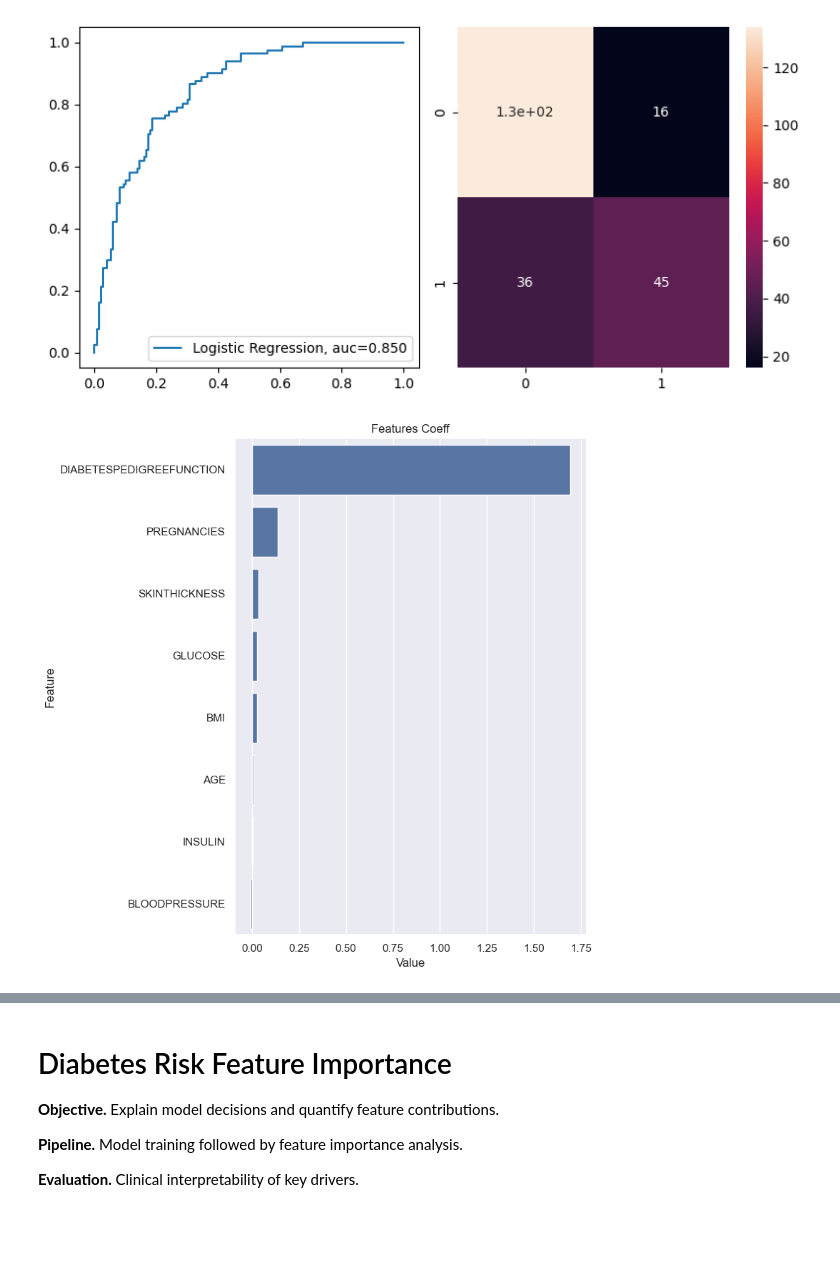
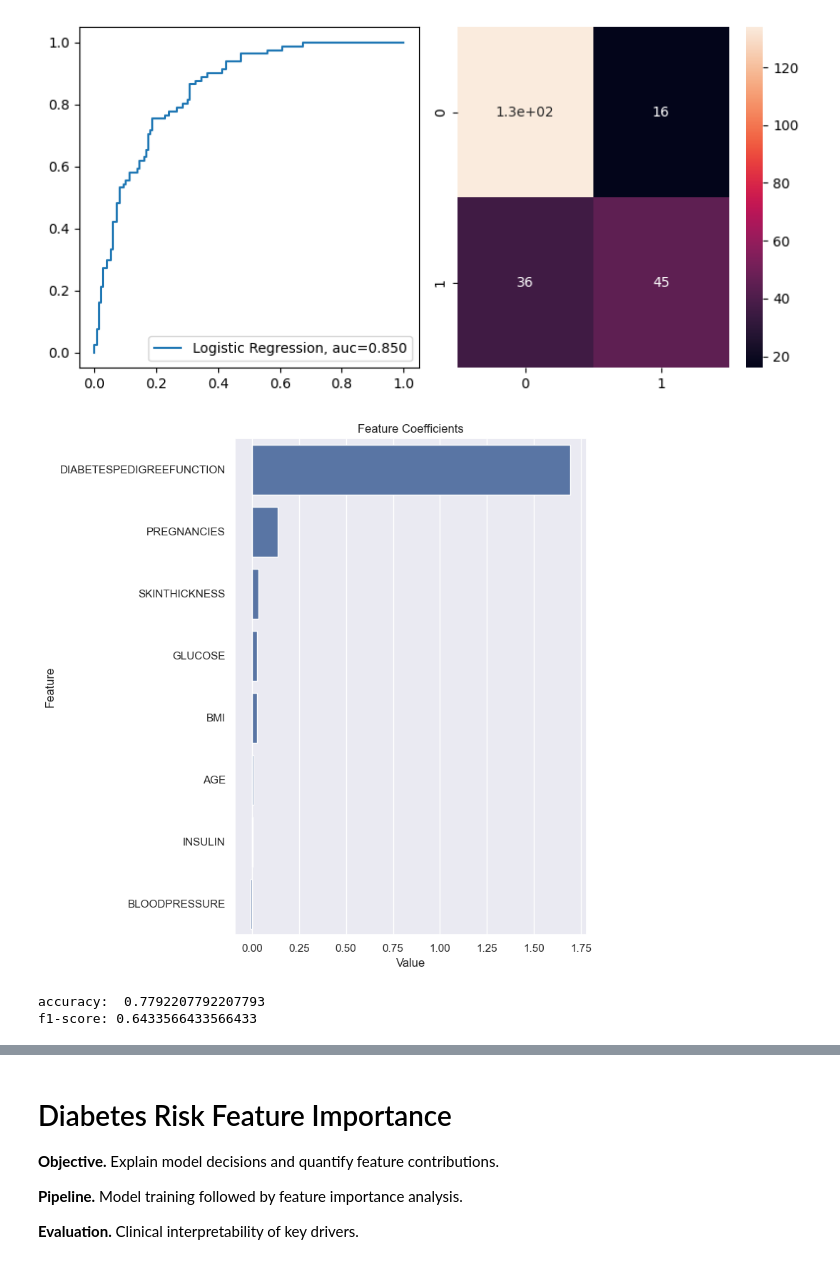
Before and after one commit to GuotongMaa/diabetes-risk-modeling, a Jupyter notebook: notebooks/feature_importance.ipynb, the cells around one changed output, grey strips where cells are left out. Cells and saved outputs as stored; diff of their text form; code cells hidden in the pictures; blank space fills up the shorter version.

```diff
--- a/notebooks/feature_importance.ipynb
+++ b/notebooks/feature_importance.ipynb
@@ -32,7 +32,7 @@ pd.set_option('display.width', 500)
 #uploaded = files.upload()
 
 
-df_ = pd.read_csv('diabetes.csv')
+df_ = pd.read_csv('data/diabetes.csv')
 df = df_.copy()
 
 # auxiliary functions
@@ -213,23 +213,24 @@ Please also refer to the documentation for alternative solver options:
   n_iter_i = _check_optimize_result(
 [figure]
 # %%
-def plot_importance(model, feature_names, num=len(X)):
+def plot_importance(model, feature_names, num=None):
+    if num is None:
+        num = len(feature_names)
     feature_imp = pd.DataFrame({'Value': model.coef_[0], 'Feature': feature_names})
     plt.figure(figsize=(8, 8))
     sns.set(font_scale=1)
-    sns.barplot(x="Value", y="Feature", data=feature_imp.sort_values(by="Value",
-                                                                      ascending=False)[0:num])
-    plt.title('Features Coeff')
+    sns.barplot(
+        x="Value",
+        y="Feature",
+        data=feature_imp.sort_values(by="Value", ascending=False).head(num)
+    )
+    plt.title('Feature Coefficients')
     plt.tight_layout()
     plt.show()
-    fig.tight_layout()
 
-##Write your code here
-## .......
-
-plot_importance(lr_model,X.columns)
+plot_importance(lr_model, X.columns)
 # %% [output]
-[figure, old version]
+[figure, new version]
 # %%
 rs = StandardScaler()
 X_std=X.copy()
@@ -245,4 +246,7 @@ print("accuracy: ", accuracy_score(y_pred, y_test))
 
 from sklearn.metrics import f1_score
 print("f1-score:", f1_score(y_test,y_pred))
+# %% [output]
+accuracy:  0.7792207792207793
+f1-score: 0.6433566433566433
 # %%
```
Also changed, not shown: parts of 12 cells of this notebook, 6 other files.
